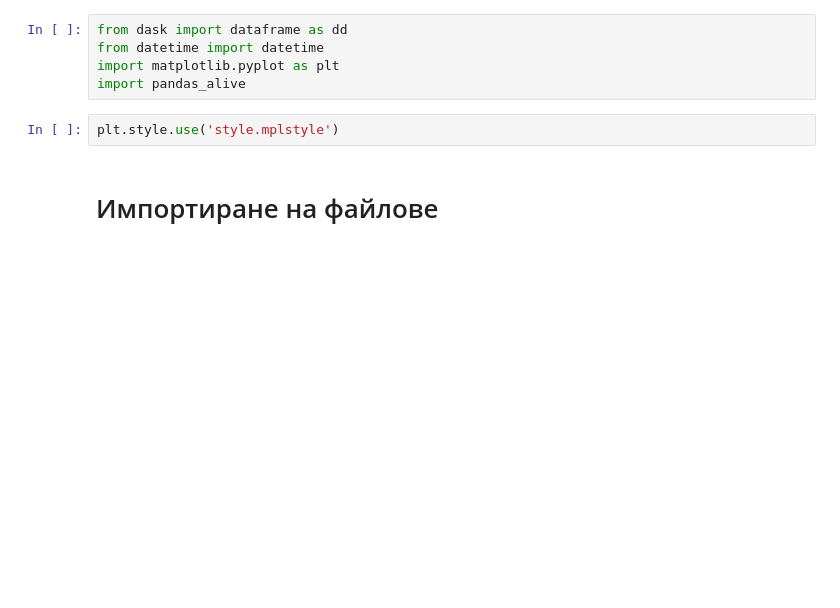
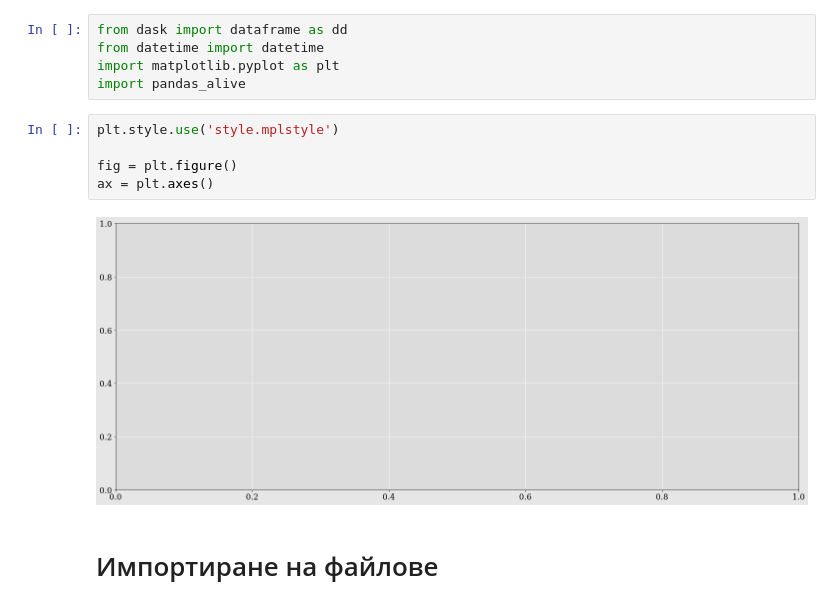
Before and after one commit to Denis-Iv/Analyzing-Social-Experiment, a Jupyter notebook: visualize_data.ipynb, the cells around one changed output. Drawn from its saved outputs; the diff is of its cells as text; blank space fills up the shorter version.

```diff
--- a/visualize_data.ipynb
+++ b/visualize_data.ipynb
@@ -7,6 +7,11 @@ import matplotlib.pyplot as plt
 import pandas_alive
 # %%
 plt.style.use('style.mplstyle')
+
+fig = plt.figure()
+ax = plt.axes()
+# %% [output]
+[figure, added]
 # %% [markdown]
 # Импортиране на файлове
 # %%
```
Also changed, not shown: parts of 9 cells of this notebook, 1 other file.
